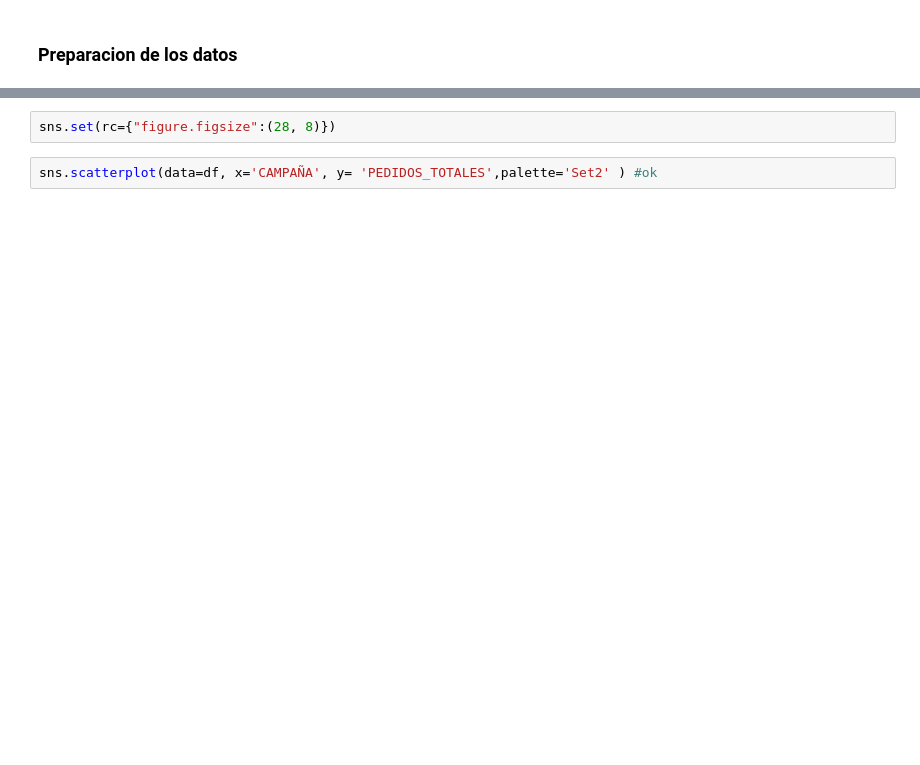
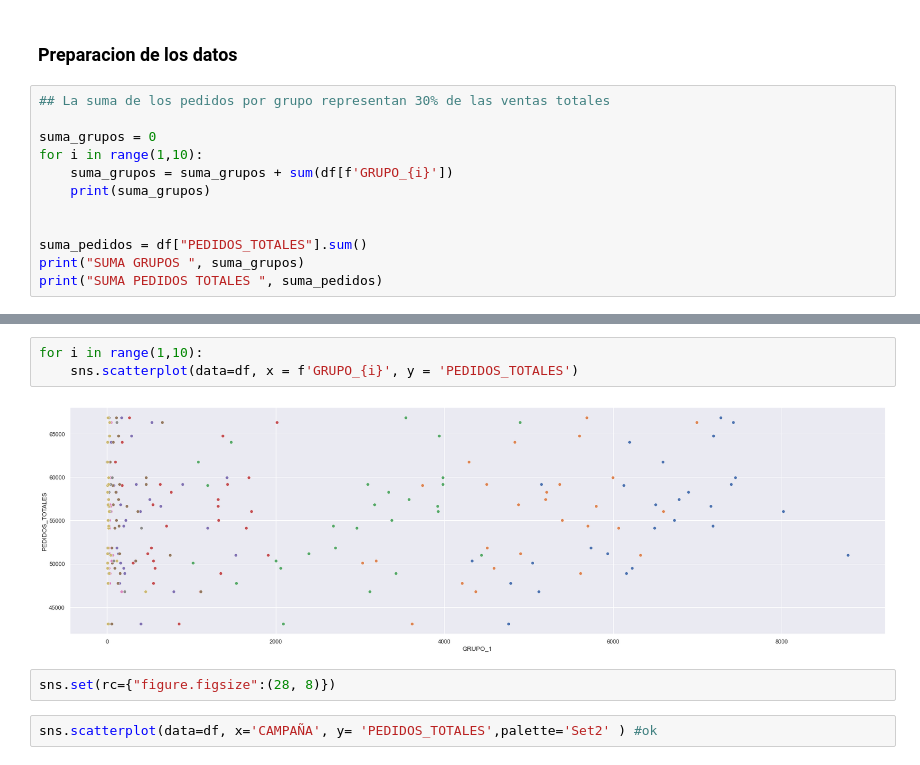
Before and after one commit to ignacio1511/Azzorti-Challenge, a Jupyter notebook: pregunta3.ipynb, the cells around one changed output, grey strips where cells are left out. Saved outputs shown, nothing was run; the diff lists cells and outputs as text; blank space fills up the shorter version.

```diff
--- a/pregunta3.ipynb
+++ b/pregunta3.ipynb
@@ -24,2 +70,14 @@ print(df.isna().sum())
 # %% [markdown]
 ### Preparacion de los datos
+# %%
+## La suma de los pedidos por grupo representan 30% de las ventas totales
+
+suma_grupos = 0
+for i in range(1,10):
+    suma_grupos = suma_grupos + sum(df[f'GRUPO_{i}'])
+    print(suma_grupos)
+
+
+suma_pedidos = df["PEDIDOS_TOTALES"].sum()
+print("SUMA GRUPOS ", suma_grupos)
+print("SUMA PEDIDOS TOTALES ", suma_pedidos)
@@ -26,3 +95,8 @@ print(df.isna().sum())
+# %%
+for i in range(1,10):
+    sns.scatterplot(data=df, x = f'GRUPO_{i}', y = 'PEDIDOS_TOTALES')
+# %% [output]
+[figure, added]
 # %%
 sns.set(rc={"figure.figsize":(28, 8)})
 # %%
```
Also changed, not shown: parts of 5 cells of this notebook.
